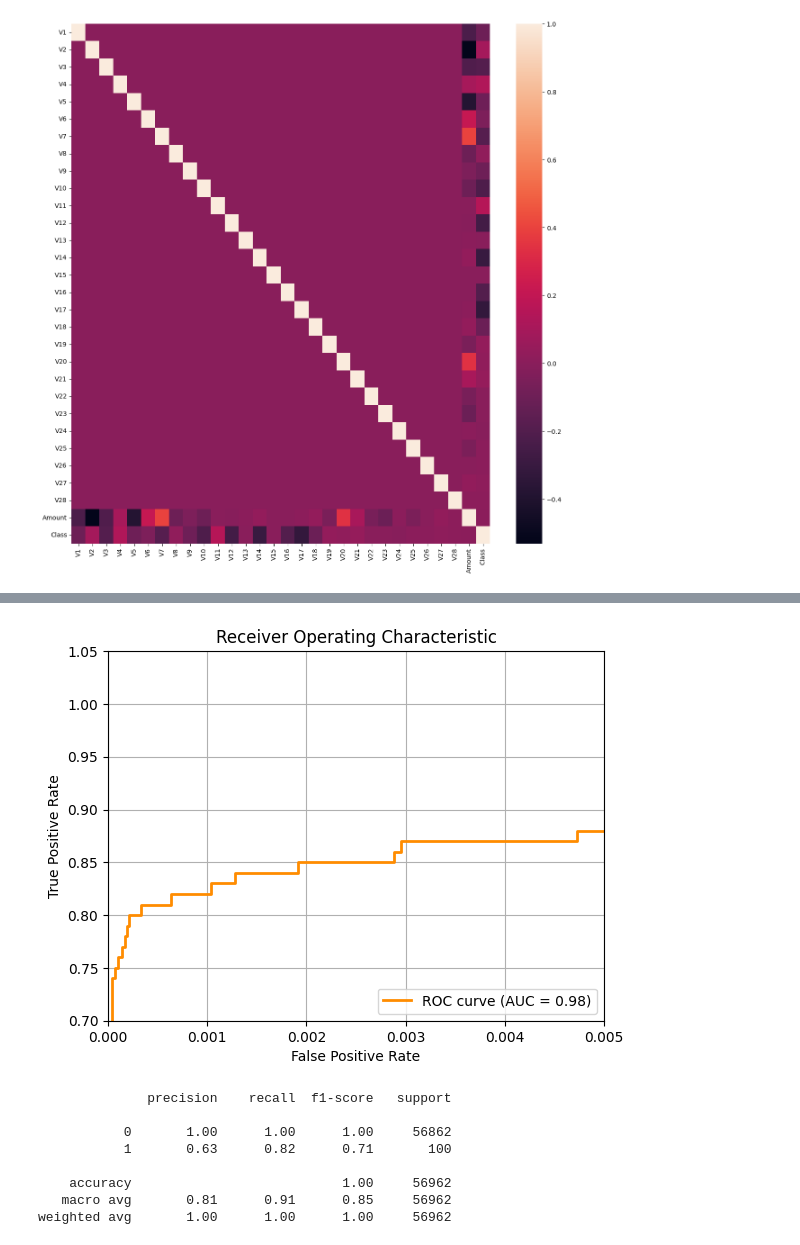
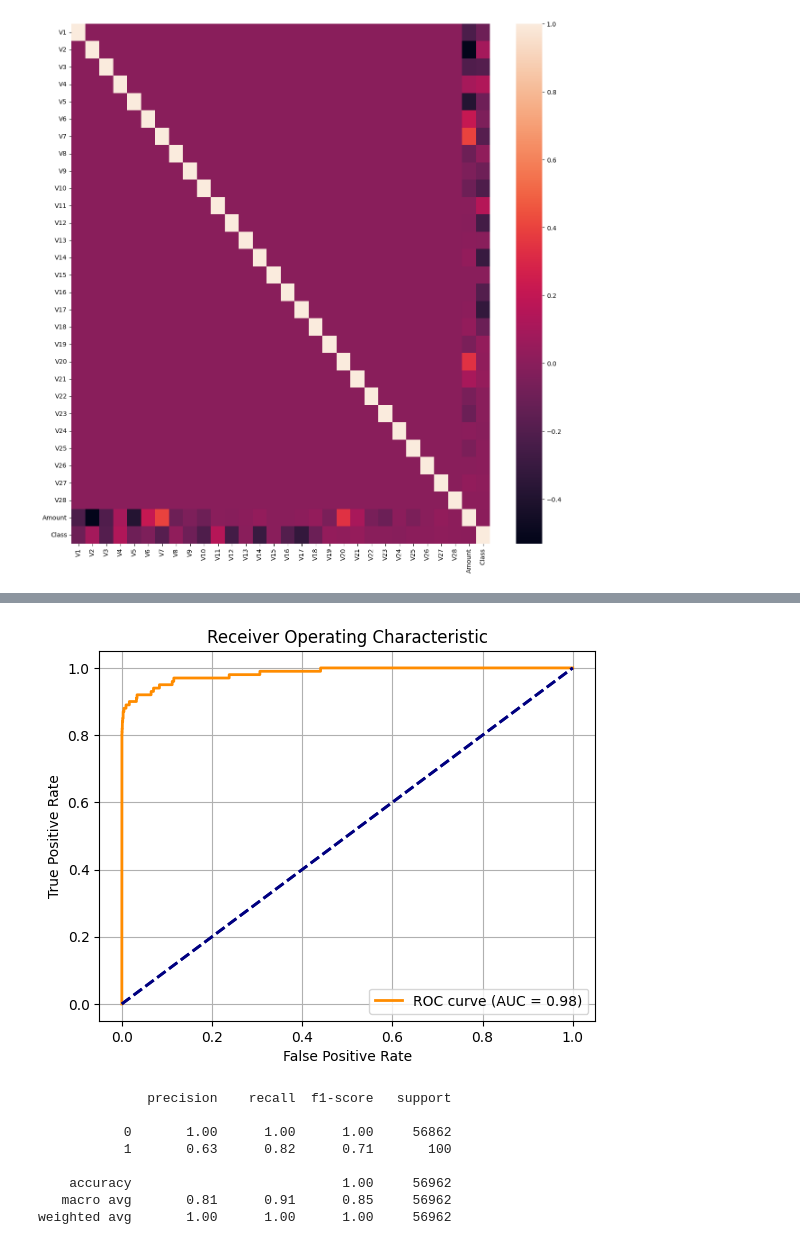
Before and after one commit to CodingNoob234/ml-rest-poc, a Jupyter notebook: main.ipynb, the cells around one changed output, grey strips where cells are left out. Saved outputs shown, nothing was run; the diff lists cells and outputs as text; code cells hidden in the pictures.

```diff
--- a/main.ipynb
+++ b/main.ipynb
@@ -81,18 +82,18 @@ You can set `force_col_wise=true` to remove the overhead.
 # %%
 # Plot the ROC curve
 plt.figure()
 plt.plot(fpr, tpr, color='darkorange', lw=2, label='ROC curve (AUC = %0.2f)' % roc_auc)
-plt.plot([0, 1], [0, 1], color='navy', lw=2, linestyle='--')
-plt.xlim([0.0, 0.005])
-plt.ylim([0.7, 1.05])
+plt.plot(((0,0), (1,1)), color='navy', lw=2, linestyle='--')
+# plt.xlim([0.0, 0.005])
+# plt.ylim([0.7, 1.05])
 plt.grid()
 plt.xlabel('False Positive Rate')
 plt.ylabel('True Positive Rate')
 plt.title('Receiver Operating Characteristic')
 plt.legend(loc="lower right")
 plt.show()
 # %% [output]
-[figure, old version]
+[figure, new version]
 # %%
 print(classification_report(y_test, np.where(y_pred > 0.02, 1, 0)))
 # %% [output]
```
Also changed, not shown: parts of 4 cells of this notebook, 1 other file.
